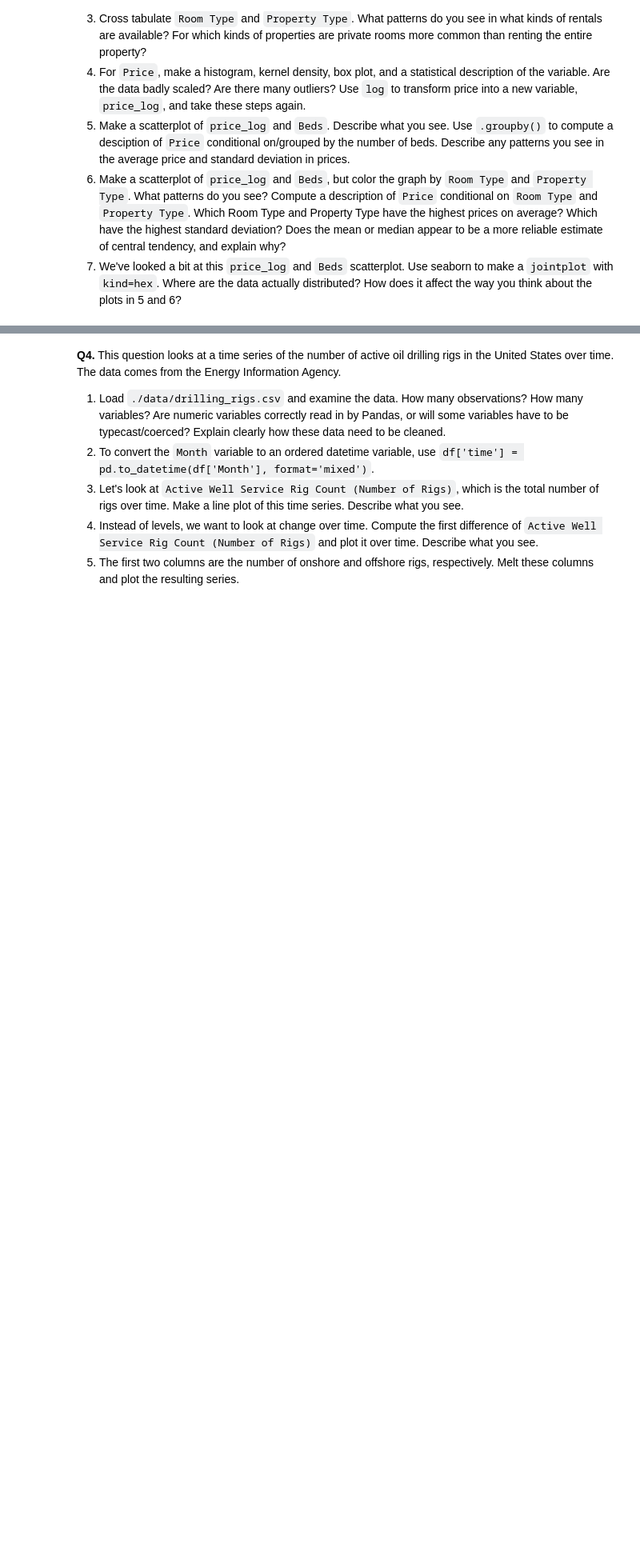
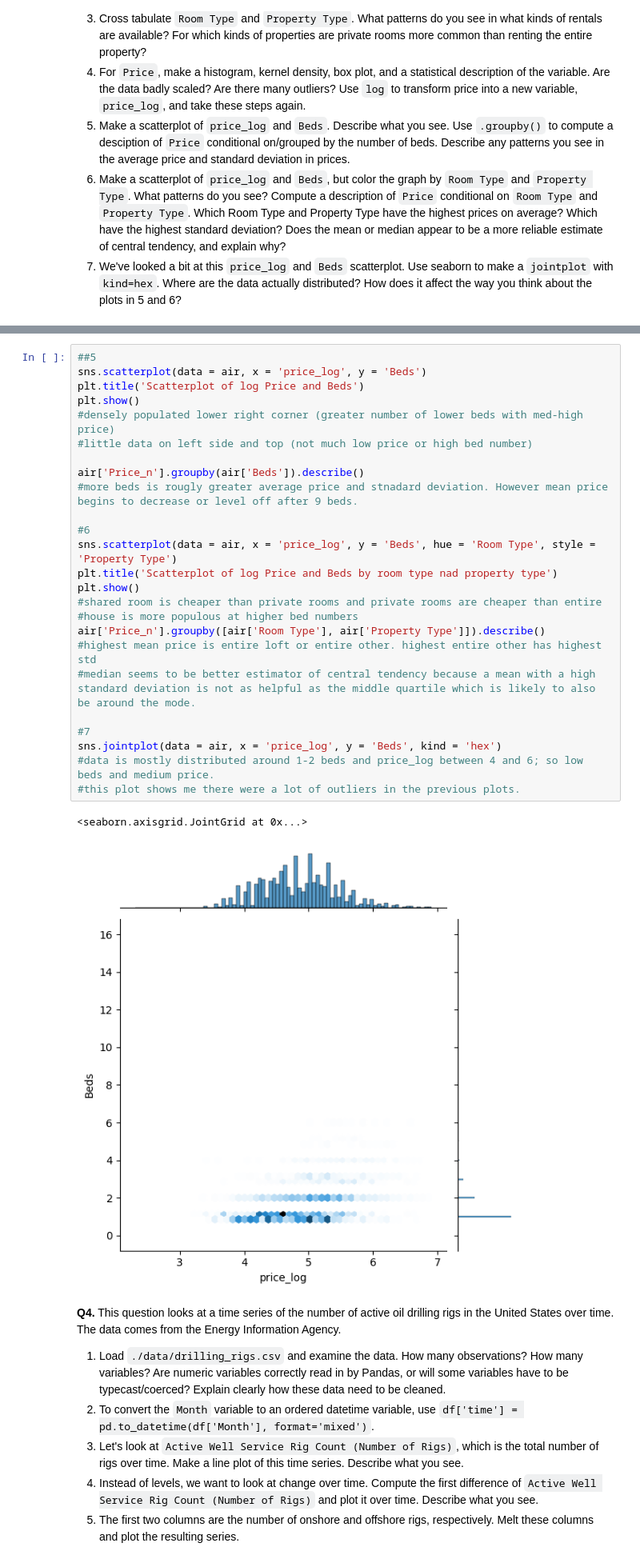
Before and after one commit to tgreg-stack/EDA, a Jupyter notebook: assignment/assignment.ipynb, the cells around one changed output, grey strips where cells are left out. Shown at 80% size. Drawn from its saved outputs; the diff is of its cells as text; blank space fills up the shorter version.

```diff
--- a/assignment/assignment.ipynb
+++ b/assignment/assignment.ipynb
@@ -138,3 +215,31 @@ Name: Foreign Gift Amount, Length: 8993, dtype: int64
+# %%
+##5
+sns.scatterplot(data = air, x = 'price_log', y = 'Beds')
+plt.title('Scatterplot of log Price and Beds')
+plt.show()
+#densely populated lower right corner (greater number of lower beds with med-high price)
+#little data on left side and top (not much low price or high bed number)
+
+air['Price_n'].groupby(air['Beds']).describe()
+#more beds is rougly greater average price and stnadard deviation. However mean price begins to decrease or level off after 9 beds.
+
+#6
+sns.scatterplot(data = air, x = 'price_log', y = 'Beds', hue = 'Room Type', style = 'Property Type')
+plt.title('Scatterplot of log Price and Beds by room type nad property type')
+plt.show()
+#shared room is cheaper than private rooms and private rooms are cheaper than entire
+#house is more populous at higher bed numbers
+air['Price_n'].groupby([air['Room Type'], air['Property Type']]).describe()
+#highest mean price is entire loft or entire other. highest entire other has highest std
+#median seems to be better estimator of central tendency because a mean with a high standard deviation is not as helpful as the middle quartile which is likely to also be around the mode.
+
+#7
+sns.jointplot(data = air, x = 'price_log', y = 'Beds', kind = 'hex')
+#data is mostly distributed around 1-2 beds and price_log between 4 and 6; so low beds and medium price.
+#this plot shows me there were a lot of outliers in the previous plots.
+# %% [output]
+<seaborn.axisgrid.JointGrid at 0x...>
+[figure, added]
 # %% [markdown]
 **Q4.** This question looks at a time series of the number of active oil drilling rigs in the United States over time. The data comes from the Energy Information Agency.
 
```
Also changed, not shown: parts of 2 cells of this notebook.
